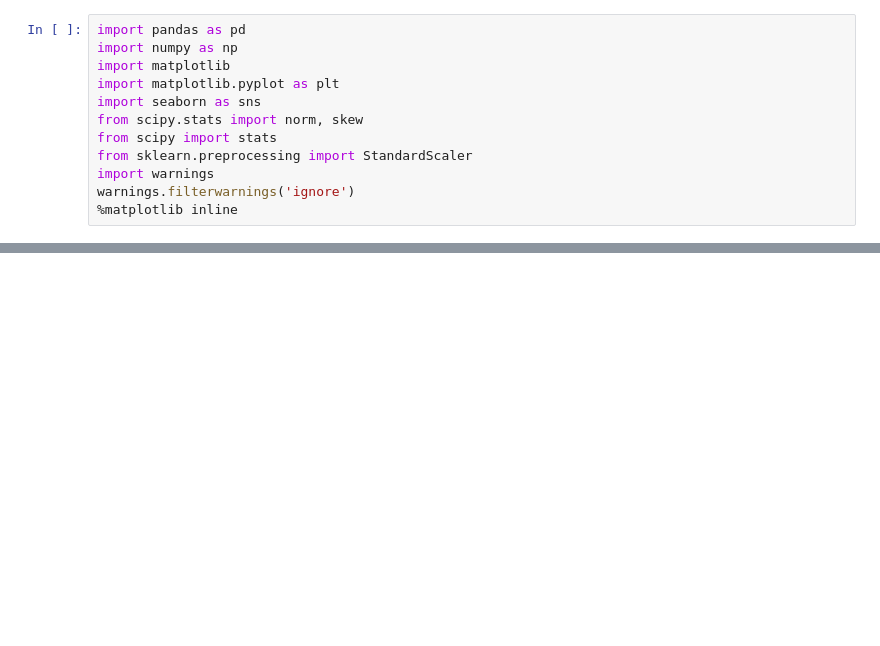
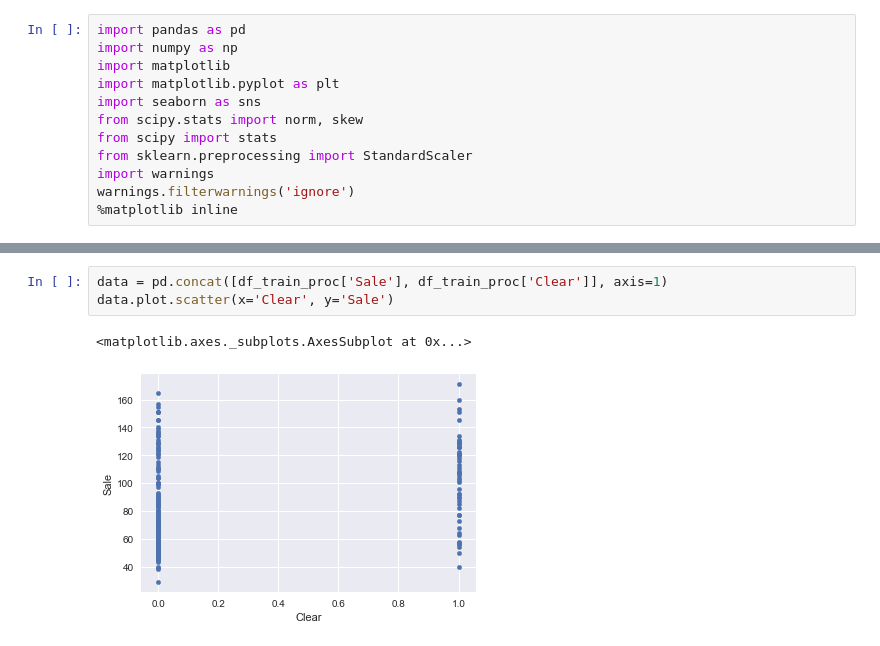
Before and after one commit to kazukousen/kaggle_sample, a Jupyter notebook: Obento.ipynb, the cells around one changed output, grey strips where cells are left out. Drawn from its saved outputs; the diff is of its cells as text; blank space fills up the shorter version.

```diff
--- a/Obento.ipynb
+++ b/Obento.ipynb
@@ -54,0 +96,6 @@ memory usage: 19.5+ KB
+# %%
+data = pd.concat([df_train_proc['Sale'], df_train_proc['Clear']], axis=1)
+data.plot.scatter(x='Clear', y='Sale')
+# %% [output]
+<matplotlib.axes._subplots.AxesSubplot at 0x...>
+[figure, added]
```
Also changed, not shown: parts of 9 cells of this notebook, 1 other file.
